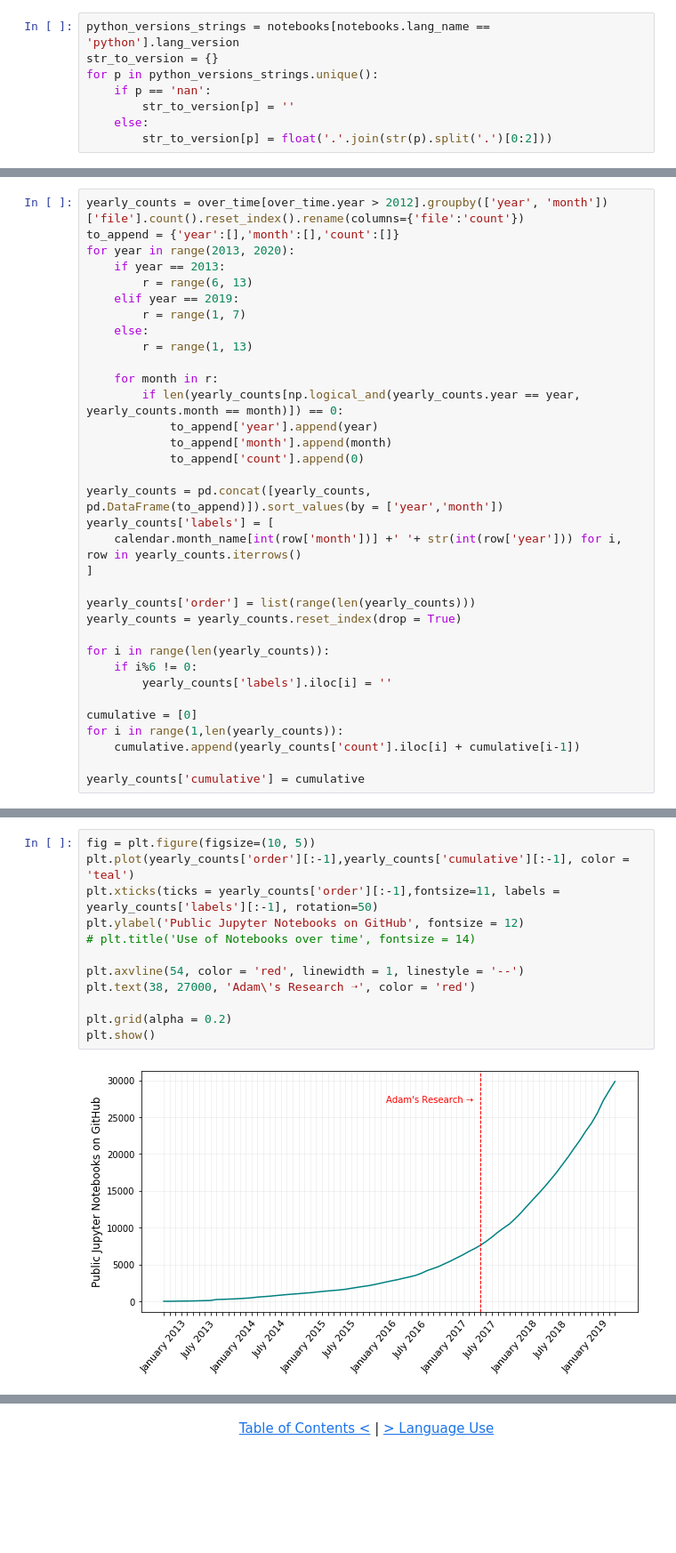
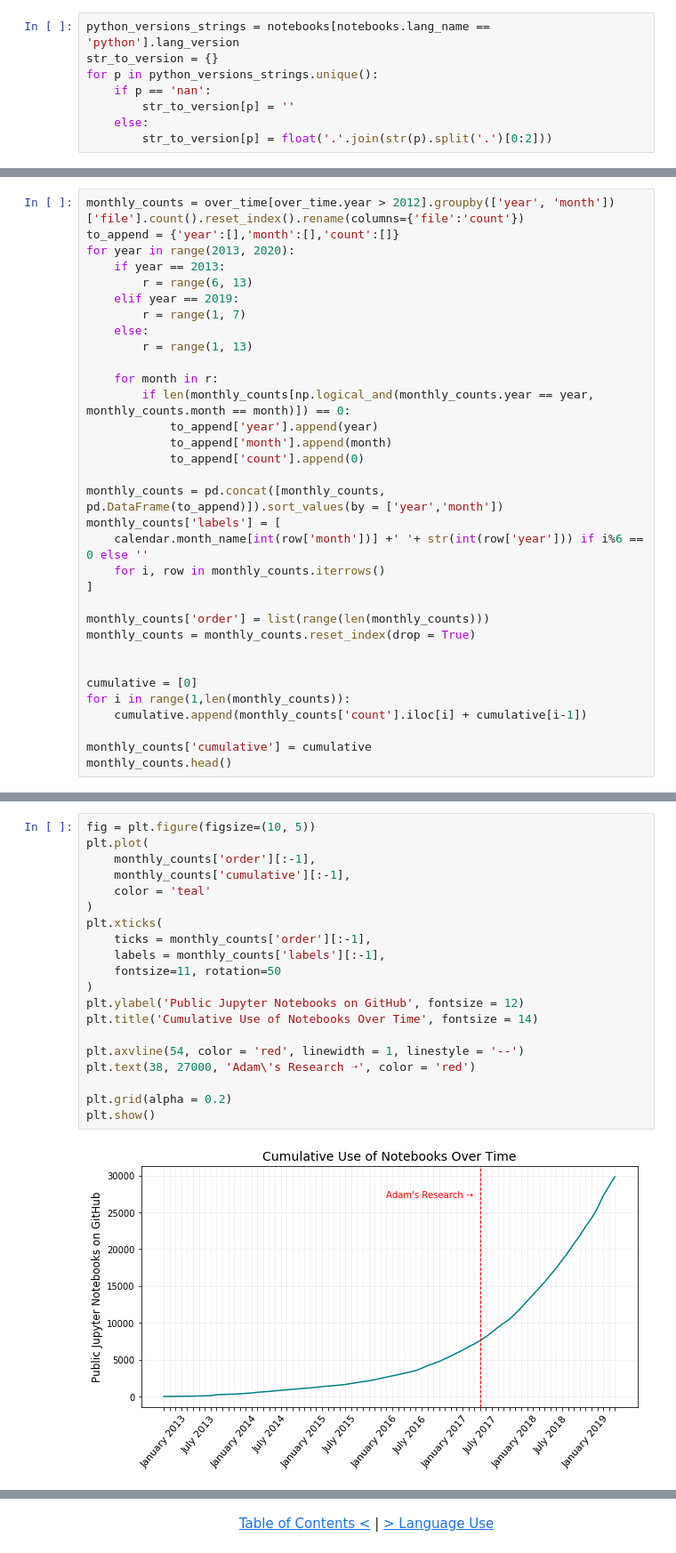
Before and after one commit to jupyter/notebook-research, a Jupyter notebook: analysis_notebooks/1_Popularity.ipynb, the cells around one changed output, grey strips where cells are left out. Shown at 89% size. Drawn from its saved outputs; the diff is of its cells as text; blank space fills up the shorter version.

```diff
--- a/analysis_notebooks/1_Popularity.ipynb
+++ b/analysis_notebooks/1_Popularity.ipynb
@@ -51,5 +60,5 @@ over_time.head()
 # %%
-yearly_counts = over_time[over_time.year > 2012].groupby(['year', 'month'])['file'].count().reset_index().rename(columns={'file':'count'})
+monthly_counts = over_time[over_time.year > 2012].groupby(['year', 'month'])['file'].count().reset_index().rename(columns={'file':'count'})
 to_append = {'year':[],'month':[],'count':[]}
 for year in range(2013, 2020):
     if year == 2013:
@@ -60,26 +69,25 @@ for year in range(2013, 2020):
         r = range(1, 13)
 
     for month in r:
-        if len(yearly_counts[np.logical_and(yearly_counts.year == year, yearly_counts.month == month)]) == 0:
+        if len(monthly_counts[np.logical_and(monthly_counts.year == year, monthly_counts.month == month)]) == 0:
             to_append['year'].append(year)
             to_append['month'].append(month)
             to_append['count'].append(0)
 
-yearly_counts = pd.concat([yearly_counts, pd.DataFrame(to_append)]).sort_values(by = ['year','month'])
-yearly_counts['labels'] = [
-    calendar.month_name[int(row['month'])] +' '+ str(int(row['year'])) for i, row in yearly_counts.iterrows()
+monthly_counts = pd.concat([monthly_counts, pd.DataFrame(to_append)]).sort_values(by = ['year','month'])
+monthly_counts['labels'] = [
+    calendar.month_name[int(row['month'])] +' '+ str(int(row['year'])) if i%6 == 0 else ''
+    for i, row in monthly_counts.iterrows()
 ]
 
-yearly_counts['order'] = list(range(len(yearly_counts)))
-yearly_counts = yearly_counts.reset_index(drop = True)
+monthly_counts['order'] = list(range(len(monthly_counts)))
+monthly_counts = monthly_counts.reset_index(drop = True)
 
-for i in range(len(yearly_counts)):
-    if i%6 != 0:
-        yearly_counts['labels'].iloc[i] = ''
 
 cumulative = [0]
-for i in range(1,len(yearly_counts)):
-    cumulative.append(yearly_counts['count'].iloc[i] + cumulative[i-1])
+for i in range(1,len(monthly_counts)):
+    cumulative.append(monthly_counts['count'].iloc[i] + cumulative[i-1])
 
-yearly_counts['cumulative'] = cumulative
+monthly_counts['cumulative'] = cumulative
+monthly_counts.head()
 # %% [output]
@@ -90,14 +102,22 @@ See the caveats in the documentation: http://pandas.pydata.org/pandas-docs/stabl
 # %%
 fig = plt.figure(figsize=(10, 5))
-plt.plot(yearly_counts['order'][:-1],yearly_counts['cumulative'][:-1], color = 'teal')
-plt.xticks(ticks = yearly_counts['order'][:-1],fontsize=11, labels = yearly_counts['labels'][:-1], rotation=50)
+plt.plot(
+    monthly_counts['order'][:-1],
+    monthly_counts['cumulative'][:-1],
+    color = 'teal'
+)
+plt.xticks(
+    ticks = monthly_counts['order'][:-1],
+    labels = monthly_counts['labels'][:-1],
+    fontsize=11, rotation=50
+)
 plt.ylabel('Public Jupyter Notebooks on GitHub', fontsize = 12)
-# plt.title('Use of Notebooks over time', fontsize = 14)
+plt.title('Cumulative Use of Notebooks Over Time', fontsize = 14)
 
 plt.axvline(54, color = 'red', linewidth = 1, linestyle = '--')
 plt.text(38, 27000, 'Adam\'s Research ➝', color = 'red')
 
 plt.grid(alpha = 0.2)
 plt.show()
 # %% [output]
-[figure, old version]
+[figure, new version]
```
Also changed, not shown: parts of 28 cells of this notebook, 10 other files.
